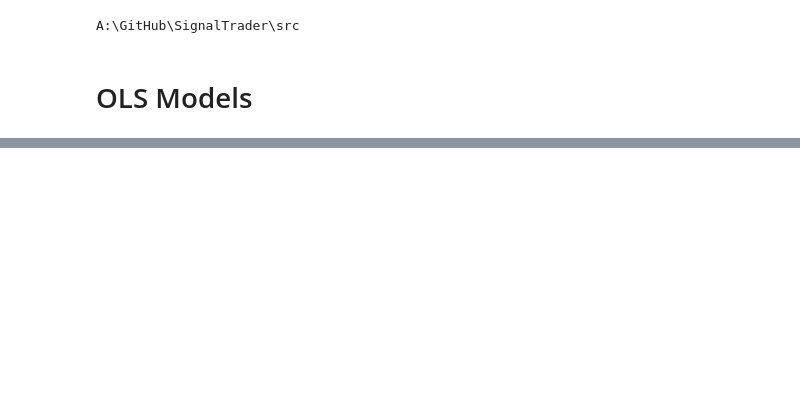
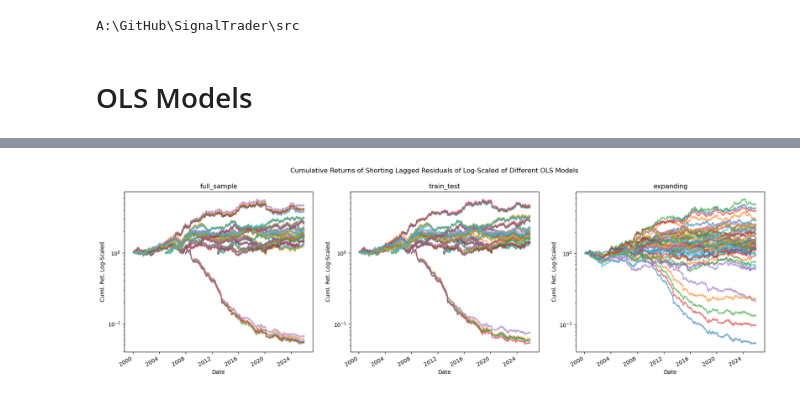
Before and after one commit to diegodalvarez/SignalTrader, a Jupyter notebook: notebook/1OLSModels.ipynb, the cells around one changed output, grey strips where cells are left out. Cells and saved outputs as stored; diff of their text form; code cells hidden in the pictures; blank space fills up the shorter version.

```diff
--- a/notebook/1OLSModels.ipynb
+++ b/notebook/1OLSModels.ipynb
@@ -111,0 +185,31 @@ df_expanding    = signal_fitter.get_params(expanding_model)
+# %%
+expanding_model = signal_fitter.fit_expanding(df_data, "signal")
+bt_full_sample  = signal_fitter.backtest_residual(lag_full_sample)
+bt_train_test   = signal_fitter.backtest_residual(train_test)
+bt_expanding    = signal_fitter.backtest_residual(expanding_model)
+# %%
+models = {
+    "full_sample": bt_full_sample,
+    "train_test" : bt_train_test,
+    "expanding"  : bt_expanding}
+
+fig, axes = plt.subplots(ncols = len(models.keys()), figsize = (len(models.keys()) * 7, 6))
+for key, ax in zip(models.keys(), axes.flatten()):
+
+    (models
+        [key]
+        .pivot(index = "Date", columns = "signal_name", values = "signal_rtn")
+        .apply(lambda x: x * (0.1 / (x.ewm(span = 100, adjust = False).std() * np.sqrt(252))))
+        .apply(lambda x: np.cumprod(1 + x))
+        .plot(
+            logy   = True,
+            legend = False,
+            ax     = ax,
+            alpha  = 0.6,
+            ylabel = "Cuml. Ret. Log-Scaled",
+            title  = key))
+
+fig.suptitle("Cumulative Returns of Shorting Lagged Residuals of Log-Scaled of Different OLS Models")
+plt.show()
+# %% [output]
+[figure, added]
```
Also changed, not shown: parts of 17 cells of this notebook, 1 other file.
